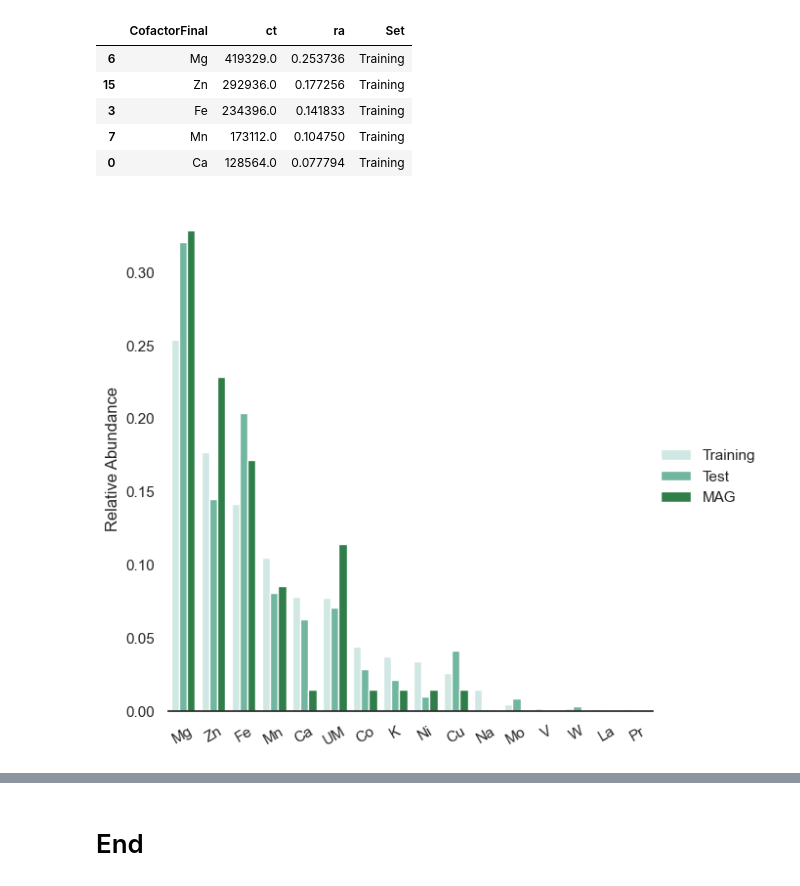
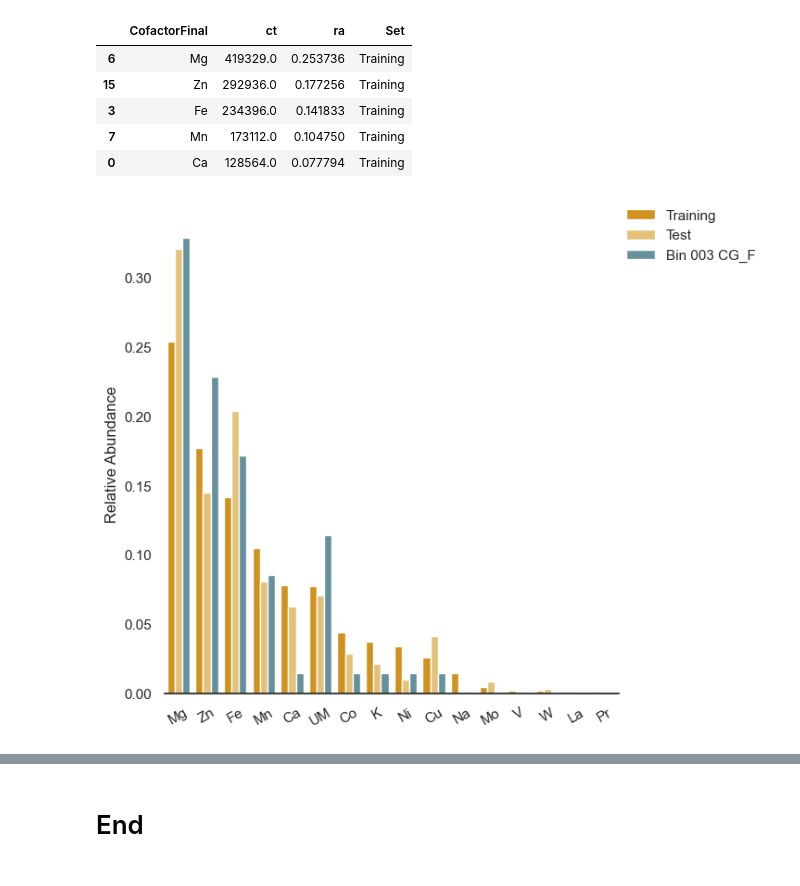
Before and after one commit to giovannellilab/media-prediction, a Jupyter notebook: notebooks/07-Concentration-Mapping.ipynb, the cells around one changed output, grey strips where cells are left out. Cells and saved outputs as stored; diff of their text form; code cells hidden in the pictures.

```diff
--- a/notebooks/07-Concentration-Mapping.ipynb
+++ b/notebooks/07-Concentration-Mapping.ipynb
@@ -785,7 +785,7 @@ df3 = df3.rename(columns={"count3": "ct", "ratio3": "ra"})
 
 df1["Set"] = "Training"
 df2["Set"] = "Test"
-df3["Set"] = "MAG"
+df3["Set"] = "Bin 003 CG_F"
 
 frames = df1, df2, df3
 df = pd.concat(frames)
@@ -800,21 +800,23 @@ df.head()
 # %%
 import seaborn as sns
 sns.set_theme(style="white")
+
+colors = ["#ee9b00", "#f5c767", "#5c96a5"]
 
 # Draw a nested barplot by species and sex
 g = sns.catplot(
     data=df, kind="bar",
     x="CofactorFinal", y="ra", hue="Set",
-    palette="BuGn", alpha=1, height=6
+    palette=colors, alpha=1, height=6
 )
 
 g.despine(left=True)
 g.set_axis_labels("", "Relative Abundance")
 g.tick_params(axis='x', rotation=30)
-
+g.legend.set_loc("upper right")
 g.legend.set_title("")
 # %% [output]
-[figure, old version]
+[figure, new version]
 # %%
 data = meco.copy()
 data = data[["taxon_id", "source", "ec"]].dropna()
```
Also changed, not shown: parts of 1 cell of this notebook, 2 other files.
